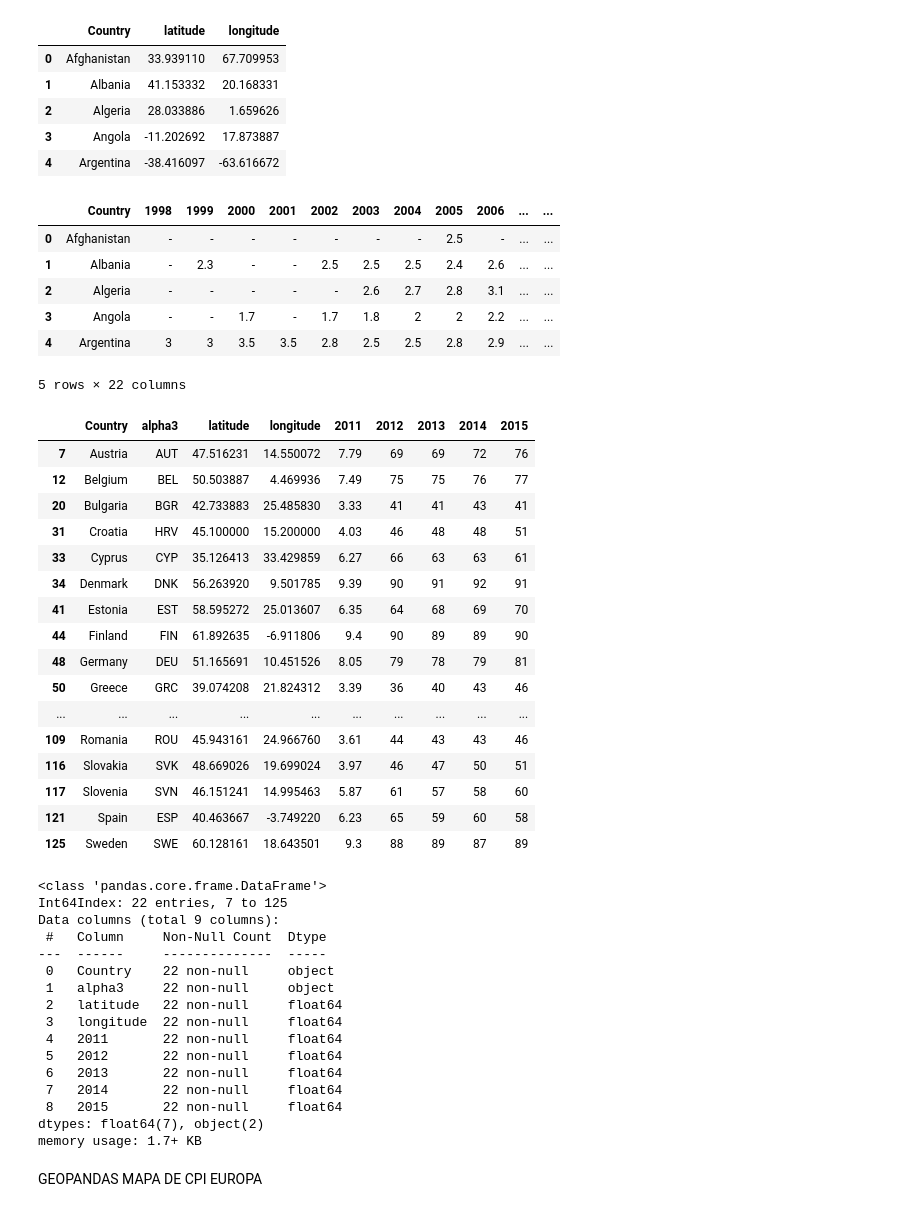
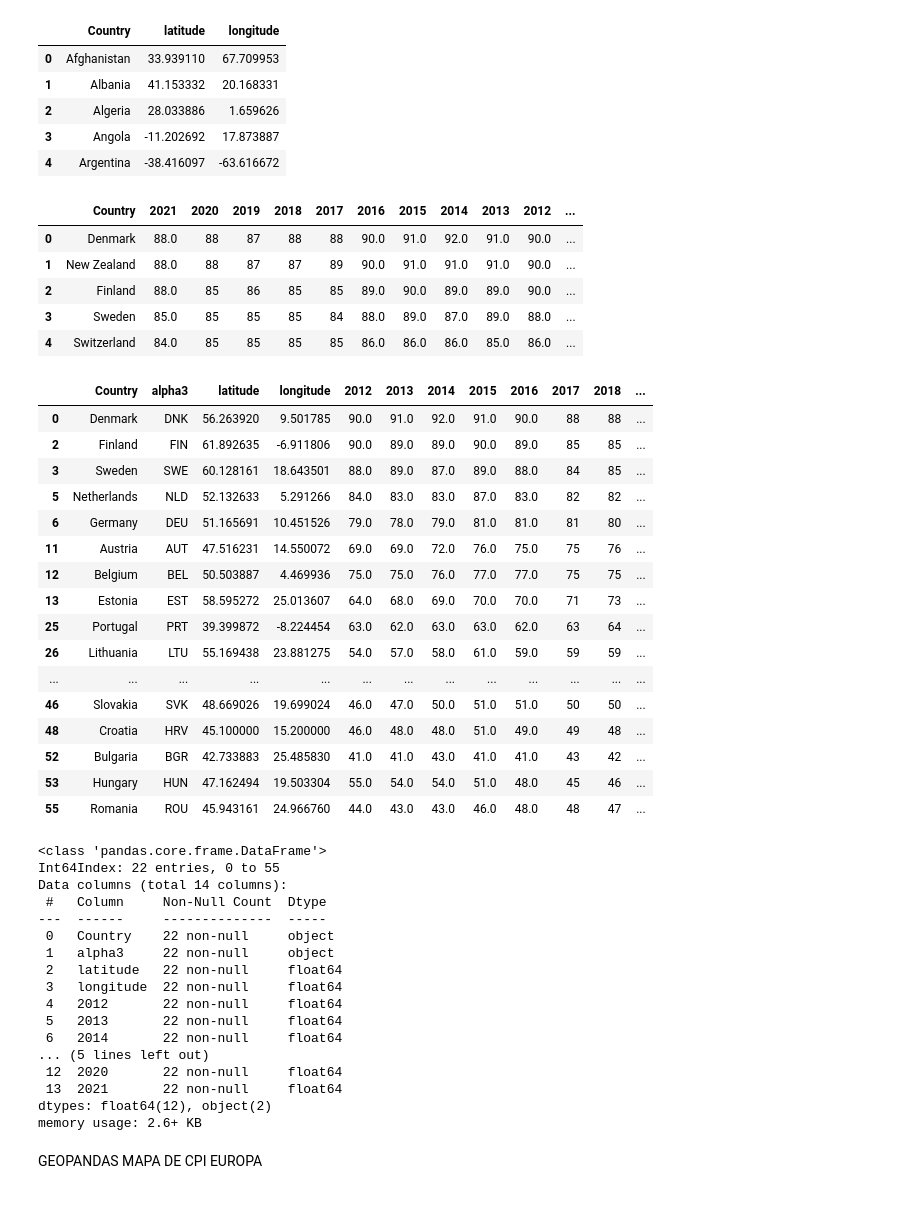
Before and after one commit to fduartej/data_visualization_python, a Jupyter notebook: notebook/CorrupcionPercepcionIndex.ipynb, the cells around one changed output. Cells and saved outputs as stored; diff of their text form; code cells hidden in the pictures.

```diff
--- a/notebook/CorrupcionPercepcionIndex.ipynb
+++ b/notebook/CorrupcionPercepcionIndex.ipynb
@@ -172,8 +172,7 @@ def alpha3code(column):
 
 # Import seaborn
 # https://github.com/datasets/corruption-perceptions-index/blob/master/data/cpi.csv
-cpi = pd.read_csv('cpi.csv')
-cpi = cpi.rename(columns={"Jurisdiction": "Country"})
+cpi = pd.read_csv('cpi.csv',delimiter=";")
 
 
 #https://github.com/melanieshi0120/COVID-19_global_time_series_panel_data/blob/master/data/countries_latitude_longitude.csv
@@ -201,50 +200,49 @@ countrycode.head()
 cpi = pd.merge(cpi,countrycode, on='Country')
 cpi.head()
 # %% [output]
-|  | Country | 1998 | 1999 | 2000 | 2001 | 2002 | 2003 | 2004 | 2005 | 2006 | ... | ... |
-| 0 | Afghanistan | - | - | - | - | - | - | - | 2.5 | - | ... | ... |
-| 1 | Albania | - | 2.3 | - | - | 2.5 | 2.5 | 2.5 | 2.4 | 2.6 | ... | ... |
-| 2 | Algeria | - | - | - | - | - | 2.6 | 2.7 | 2.8 | 3.1 | ... | ... |
-| 3 | Angola | - | - | 1.7 | - | 1.7 | 1.8 | 2 | 2 | 2.2 | ... | ... |
-| 4 | Argentina | 3 | 3 | 3.5 | 3.5 | 2.8 | 2.5 | 2.5 | 2.8 | 2.9 | ... | ... |
+|  | Country | 2021 | 2020 | 2019 | 2018 | 2017 | 2016 | 2015 | 2014 | 2013 | 2012 | ... |
+| 0 | Denmark | 88.0 | 88 | 87 | 88 | 88 | 90.0 | 91.0 | 92.0 | 91.0 | 90.0 | ... |
+| 1 | New Zealand | 88.0 | 88 | 87 | 87 | 89 | 90.0 | 91.0 | 91.0 | 91.0 | 90.0 | ... |
+| 2 | Finland | 88.0 | 85 | 86 | 85 | 85 | 89.0 | 90.0 | 89.0 | 89.0 | 90.0 | ... |
+| 3 | Sweden | 85.0 | 85 | 85 | 85 | 84 | 88.0 | 89.0 | 87.0 | 89.0 | 88.0 | ... |
+| 4 | Switzerland | 84.0 | 85 | 85 | 85 | 85 | 86.0 | 86.0 | 86.0 | 85.0 | 86.0 | ... |
-5 rows × 22 columns
 # %%
 # Paises de la union europea
 # Alemania, Bélgica, Croacia, Dinamarca, España, Francia, Irlanda, Letonia, Luxemburgo, Países Bajos, Suecia, Bulgaria, Eslovaquia,
 # Estonia, Grecia, Malta, Polonia, República Checa, Austria, Chipre, Eslovenia, Finlandia, Hungría, Italia, Lituania, Portugal y Rumanía
 
 cpiEuropa = cpi[(cpi.Country == 'Germany') | (cpi.Country =='Belgium') | (cpi.Country =='Croatia') |
      (cpi.Country =='Denmark') | (cpi.Country =='Spain') | (cpi.Country =='France') |
      (cpi.Country =='Irland') | (cpi.Country =='Latvia') | (cpi.Country =='Luxemburgo') |
      (cpi.Country =='Netherlands') | (cpi.Country =='Sweden') | (cpi.Country =='Bulgaria') |
      (cpi.Country =='Slovakia') | (cpi.Country =='Estonia') | (cpi.Country =='Greece') |
      (cpi.Country =='Malta') | (cpi.Country =='Poland') | (cpi.Country =='Czechia') |
      (cpi.Country =='Austria') | (cpi.Country =='Cyprus') | (cpi.Country =='Slovenia') |
      (cpi.Country =='Finland') | (cpi.Country =='Hungary') | (cpi.Country =='Italy') |
      (cpi.Country =='Lithuania') | (cpi.Country =='Portugal') | (cpi.Country =='Romania')
     ]
 
 #cpiEuropa = cpiEuropa.reset_index(drop=True).set_index('Jurisdiction')
-cpiEuropa = cpiEuropa[['Country','alpha3','latitude','longitude','2011','2012','2013','2014','2015']]
+cpiEuropa = cpiEuropa[['Country','alpha3','latitude','longitude','2012','2013','2014','2015','2016','2017','2018','2019','2020','2021']]
 cpiEuropa
 # %% [output]
-|  | Country | alpha3 | latitude | longitude | 2011 | 2012 | 2013 | 2014 | 2015 |
-| 7 | Austria | AUT | 47.516231 | 14.550072 | 7.79 | 69 | 69 | 72 | 76 |
-| 12 | Belgium | BEL | 50.503887 | 4.469936 | 7.49 | 75 | 75 | 76 | 77 |
-| 20 | Bulgaria | BGR | 42.733883 | 25.485830 | 3.33 | 41 | 41 | 43 | 41 |
-| 31 | Croatia | HRV | 45.100000 | 15.200000 | 4.03 | 46 | 48 | 48 | 51 |
-| 33 | Cyprus | CYP | 35.126413 | 33.429859 | 6.27 | 66 | 63 | 63 | 61 |
-| 34 | Denmark | DNK | 56.263920 | 9.501785 | 9.39 | 90 | 91 | 92 | 91 |
-| 41 | Estonia | EST | 58.595272 | 25.013607 | 6.35 | 64 | 68 | 69 | 70 |
-| 44 | Finland | FIN | 61.892635 | -6.911806 | 9.4 | 90 | 89 | 89 | 90 |
-| 48 | Germany | DEU | 51.165691 | 10.451526 | 8.05 | 79 | 78 | 79 | 81 |
-| 50 | Greece | GRC | 39.074208 | 21.824312 | 3.39 | 36 | 40 | 43 | 46 |
-| ... | ... | ... | ... | ... | ... | ... | ... | ... | ... |
-| 109 | Romania | ROU | 45.943161 | 24.966760 | 3.61 | 44 | 43 | 43 | 46 |
-| 116 | Slovakia | SVK | 48.669026 | 19.699024 | 3.97 | 46 | 47 | 50 | 51 |
-| 117 | Slovenia | SVN | 46.151241 | 14.995463 | 5.87 | 61 | 57 | 58 | 60 |
-| 121 | Spain | ESP | 40.463667 | -3.749220 | 6.23 | 65 | 59 | 60 | 58 |
-| 125 | Sweden | SWE | 60.128161 | 18.643501 | 9.3 | 88 | 89 | 87 | 89 |
+|  | Country | alpha3 | latitude | longitude | 2012 | 2013 | 2014 | 2015 | 2016 | 2017 | 2018 | ... |
+| 0 | Denmark | DNK | 56.263920 | 9.501785 | 90.0 | 91.0 | 92.0 | 91.0 | 90.0 | 88 | 88 | ... |
+| 2 | Finland | FIN | 61.892635 | -6.911806 | 90.0 | 89.0 | 89.0 | 90.0 | 89.0 | 85 | 85 | ... |
+| 3 | Sweden | SWE | 60.128161 | 18.643501 | 88.0 | 89.0 | 87.0 | 89.0 | 88.0 | 84 | 85 | ... |
+| 5 | Netherlands | NLD | 52.132633 | 5.291266 | 84.0 | 83.0 | 83.0 | 87.0 | 83.0 | 82 | 82 | ... |
+| 6 | Germany | DEU | 51.165691 | 10.451526 | 79.0 | 78.0 | 79.0 | 81.0 | 81.0 | 81 | 80 | ... |
+| 11 | Austria | AUT | 47.516231 | 14.550072 | 69.0 | 69.0 | 72.0 | 76.0 | 75.0 | 75 | 76 | ... |
+| 12 | Belgium | BEL | 50.503887 | 4.469936 | 75.0 | 75.0 | 76.0 | 77.0 | 77.0 | 75 | 75 | ... |
+| 13 | Estonia | EST | 58.595272 | 25.013607 | 64.0 | 68.0 | 69.0 | 70.0 | 70.0 | 71 | 73 | ... |
+| 25 | Portugal | PRT | 39.399872 | -8.224454 | 63.0 | 62.0 | 63.0 | 63.0 | 62.0 | 63 | 64 | ... |
+| 26 | Lithuania | LTU | 55.169438 | 23.881275 | 54.0 | 57.0 | 58.0 | 61.0 | 59.0 | 59 | 59 | ... |
+| ... | ... | ... | ... | ... | ... | ... | ... | ... | ... | ... | ... | ... |
+| 46 | Slovakia | SVK | 48.669026 | 19.699024 | 46.0 | 47.0 | 50.0 | 51.0 | 51.0 | 50 | 50 | ... |
+| 48 | Croatia | HRV | 45.100000 | 15.200000 | 46.0 | 48.0 | 48.0 | 51.0 | 49.0 | 49 | 48 | ... |
+| 52 | Bulgaria | BGR | 42.733883 | 25.485830 | 41.0 | 41.0 | 43.0 | 41.0 | 41.0 | 43 | 42 | ... |
+| 53 | Hungary | HUN | 47.162494 | 19.503304 | 55.0 | 54.0 | 54.0 | 51.0 | 48.0 | 45 | 46 | ... |
+| 55 | Romania | ROU | 45.943161 | 24.966760 | 44.0 | 43.0 | 43.0 | 46.0 | 48.0 | 48 | 47 | ... |
 # %%
 #transformar los valores a flotantes
 
@@ -254,30 +252,37 @@ cpiEuropa
 #cpiEuropa['2008'] = cpiEuropa['2008'].astype(float)
 #cpiEuropa['2009'] = cpiEuropa['2009'].astype(float)
 #cpiEuropa['2010'] = cpiEuropa['2010'].astype(float)
-cpiEuropa['2011'] = cpiEuropa['2011'].astype(float)
+
 cpiEuropa['2012'] = cpiEuropa['2012'].astype(float)
 cpiEuropa['2013'] = cpiEuropa['2013'].astype(float)
 cpiEuropa['2014'] = cpiEuropa['2014'].astype(float)
 cpiEuropa['2015'] = cpiEuropa['2015'].astype(float)
+cpiEuropa['2016'] = cpiEuropa['2016'].astype(float)
+cpiEuropa['2017'] = cpiEuropa['2017'].astype(float)
+cpiEuropa['2018'] = cpiEuropa['2018'].astype(float)
+cpiEuropa['2019'] = cpiEuropa['2019'].astype(float)
+cpiEuropa['2020'] = cpiEuropa['2020'].astype(float)
+cpiEuropa['2021'] = cpiEuropa['2021'].astype(float)
 
 cpiEuropa.info()
 # %% [output]
 <class 'pandas.core.frame.DataFrame'>
-Int64Index: 22 entries, 7 to 125
-Data columns (total 9 columns):
+Int64Index: 22 entries, 0 to 55
+Data columns (total 14 columns):
  #   Column     Non-Null Count  Dtype
 ---  ------     --------------  -----
  0   Country    22 non-null     object
  1   alpha3     22 non-null     object
  2   latitude   22 non-null     float64
  3   longitude  22 non-null     float64
- 4   2011       22 non-null     float64
- 5   2012       22 non-null     float64
- 6   2013       22 non-null     float64
- 7   2014       22 non-null     float64
- 8   2015       22 non-null     float64
-dtypes: float64(7), object(2)
-memory usage: 1.7+ KB
+ 4   2012       22 non-null     float64
+ 5   2013       22 non-null     float64
+ 6   2014       22 non-null     float64
+... (5 lines left out)
+ 12  2020       22 non-null     float64
+ 13  2021       22 non-null     float64
+dtypes: float64(12), object(2)
+memory usage: 2.6+ KB
 # %% [markdown]
 GEOPANDAS MAPA DE CPI EUROPA
 # %%
```
Also changed, not shown: parts of 12 cells of this notebook.
